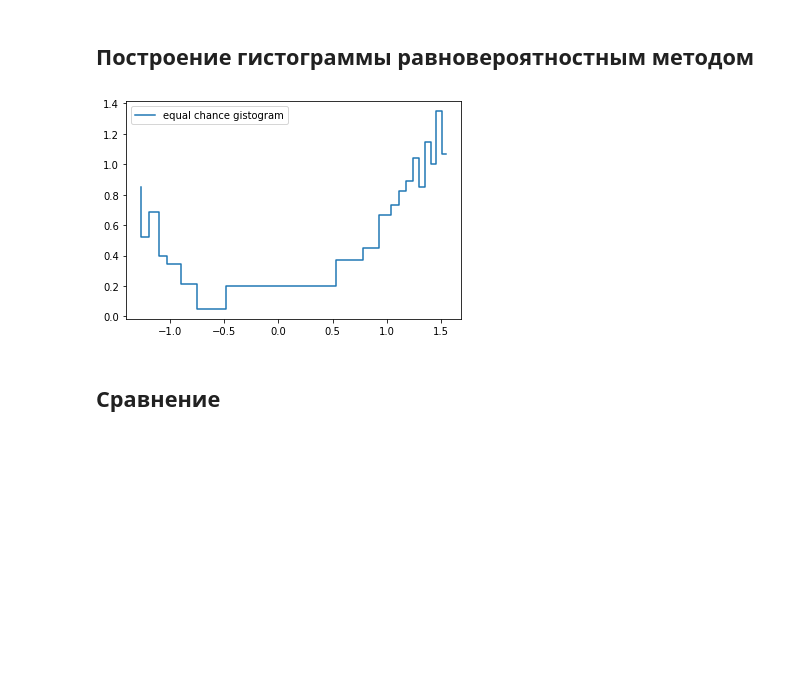
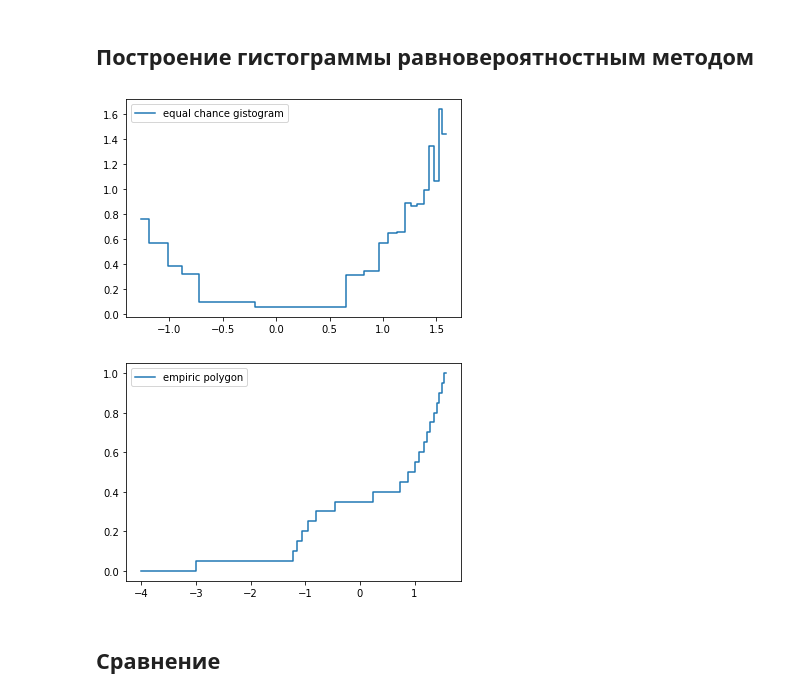
Before and after one commit to 4llower/BSUIR-Labs, a Jupyter notebook: 4-term(Statistics)/task#2(gistogrames)/main.ipynb, the cells around one changed output. Cells and saved outputs as stored; diff of their text form; code cells hidden in the pictures; blank space fills up the shorter version.

Commit message:
fix: charts

```diff
--- a/4-term(Statistics)/task#2(gistogrames)/main.ipynb
+++ b/4-term(Statistics)/task#2(gistogrames)/main.ipynb
@@ -71,3 +76,29 @@ y_sample = get_y_sample(x_sample)
+# %%
+def serialize_polygon_values(values):
+    x_axis = []
+    y_axis = []
+    for i in values:
+        x_axis.append((i[0] + i[1]) / 2)
+        y_axis.append(i[2] * abs(i[0] - i[1]))
+    return x_axis, y_axis
+
+def add_polygon_to_plot(values, label):
+    x_axis, y_axis = serialize_polygon_values(values)
+    plt.plot(x_axis, y_axis, label=label)
+    plt.scatter(x_axis, y_axis)
+    plt.legend()
+
+def add_empiric_to_plot(values, label):
+    x_axis, yy = serialize_polygon_values(values)
+    sum = 0
+    eps = 0.0001
+    y_axis = [0, 0]
+    x_axis = [a, x_axis[0] - eps] + x_axis
+    for x in yy:
+        sum += x
+        y_axis.append(sum)
+    plt.step(x_axis, y_axis, label=label)
+    plt.legend()
 # %% [markdown]
 ## Равноинтервальный метод
 # %%
@@ -113,7 +153,7 @@ def equal_chance_method(y_sample):
     count = len(y_sample)
     take_points = count / COUNT_INTEVAL
     interval_count = count / COUNT_INTEVAL
-    representative_eps = 4
+    representative_eps = 6
     current = 0
     result = []
 
@@ -139,16 +179,24 @@ def equal_chance_method(y_sample):
 ## Построение гистограммы равновероятностным методом
 # %%
 def add_equal_chance_method_to_plot(values):
-    x_axis = [i[0] for i in values]
-    y_axis = [i[2] for i in values]
-    plt.step(x_axis, y_axis, label="equal chance gistogram")
+    y_axis = []
+    x_axis = []
+    for i in values:
+        y_axis.append(i[0])
+        y_axis.append(i[1])
+        x_axis.append(i[2])
+        x_axis.append(i[2])
+    plt.step(y_axis, x_axis, label="equal chance gistogram")
     plt.legend()
 
 equal_chance_values = equal_chance_method(y_sample)
 add_equal_chance_method_to_plot(equal_chance_values)
 plt.show()
+add_empiric_to_plot(equal_chance_values, "empiric polygon")
+plt.show()
 # %% [output]
-[figure, old version]
+[figure, new version]
+[figure, added]
 # %% [markdown]
 ## Сравнение
 # %%
```
Also changed, not shown: parts of 5 cells of this notebook, 1 other file.
